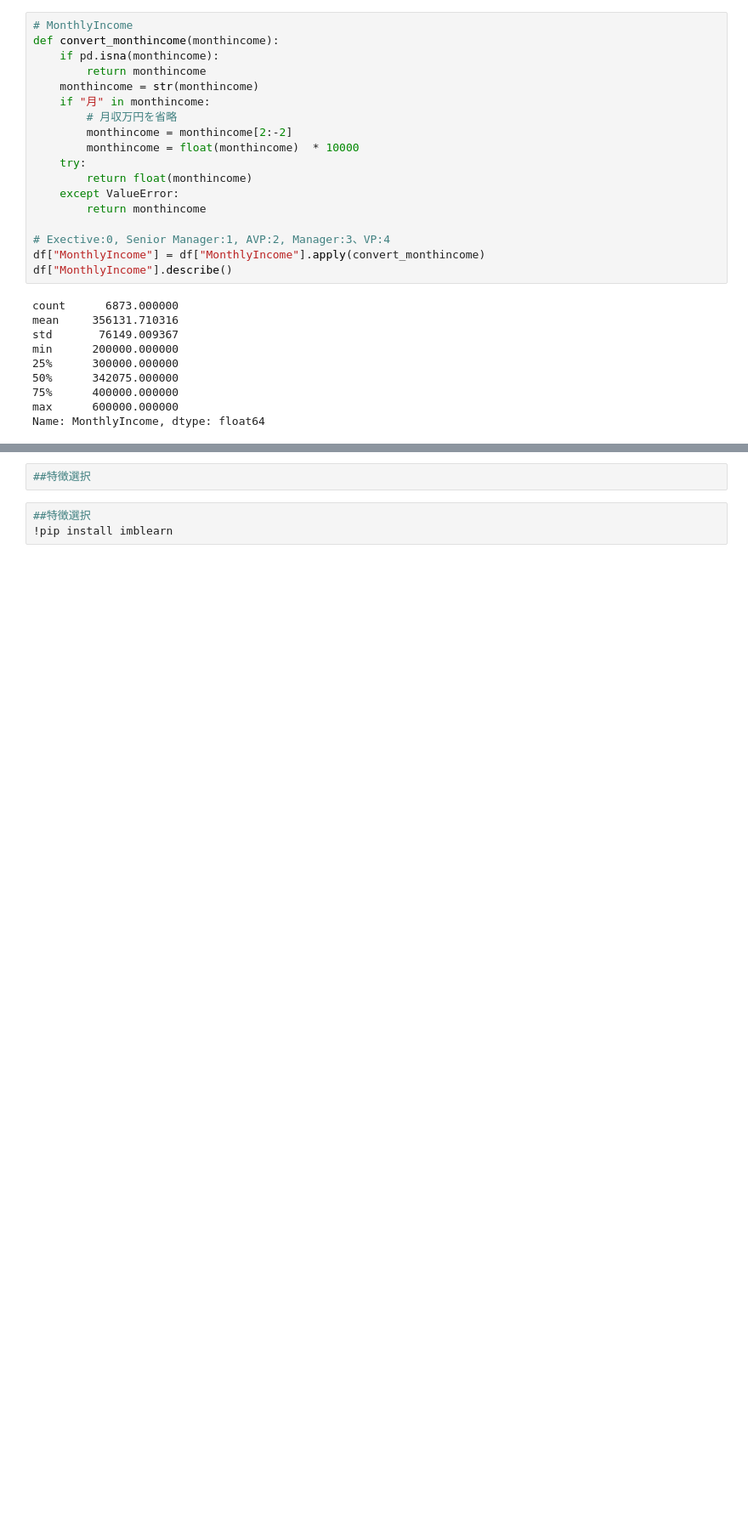
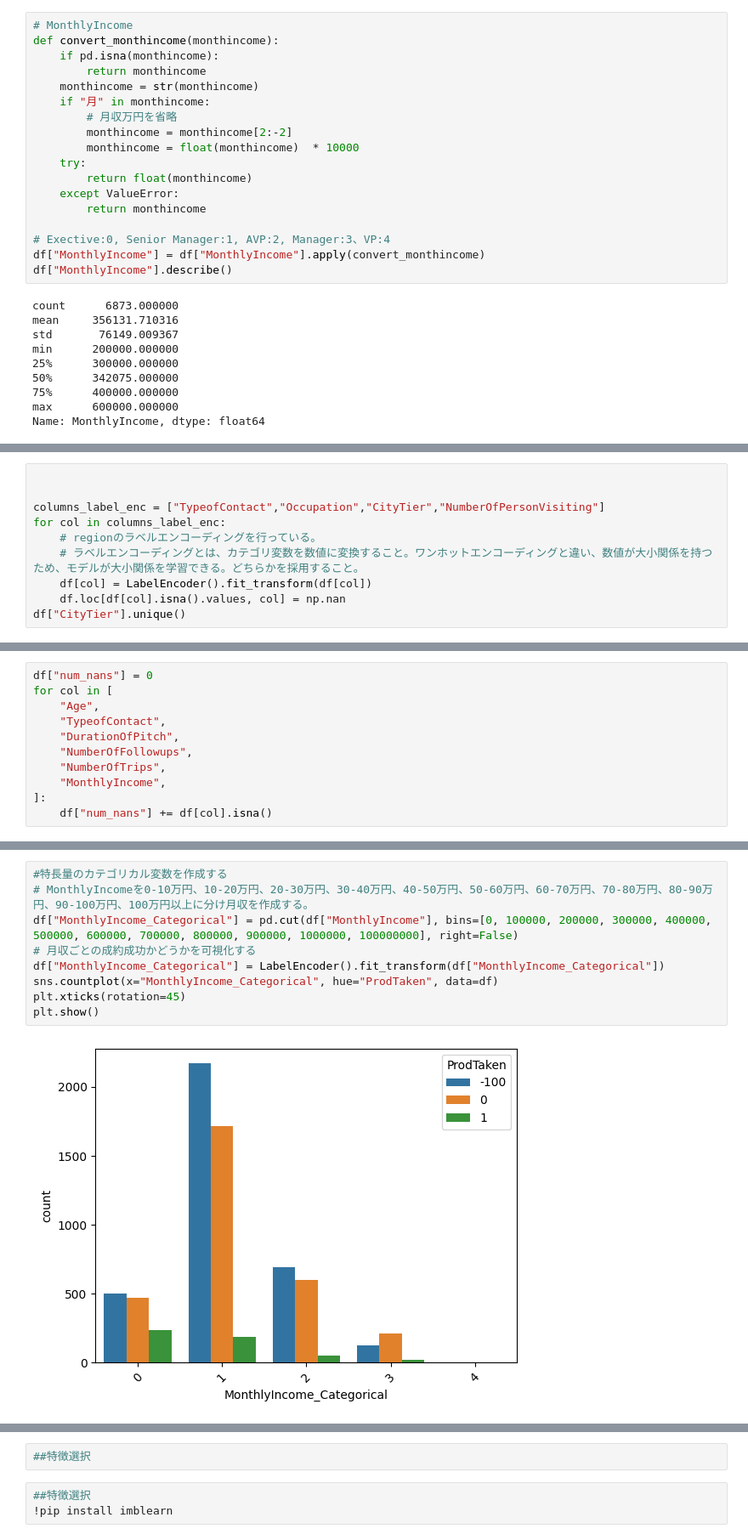
Before and after one commit to ihpolyphe/Kaggle, a Jupyter notebook: 07_predict_marketing/pretreatment_baseline.ipynb, the cells around one changed output, grey strips where cells are left out. Shown at 85% size. Drawn from its saved outputs; the diff is of its cells as text; blank space fills up the shorter version.

```diff
--- a/07_predict_marketing/pretreatment_baseline.ipynb
+++ b/07_predict_marketing/pretreatment_baseline.ipynb
@@ -1064,0 +648,10 @@ plt.savefig("heatmap.png")
+# %%
+
+
+columns_label_enc = ["TypeofContact","Occupation","CityTier","NumberOfPersonVisiting"]
+for col in columns_label_enc:
+    # regionのラベルエンコーディングを行っている。
+    # ラベルエンコーディングとは、カテゴリ変数を数値に変換すること。ワンホットエンコーディングと違い、数値が大小関係を持つため、モデルが大小関係を学習できる。どちらかを採用すること。
+    df[col] = LabelEncoder().fit_transform(df[col])
+    df.loc[df[col].isna().values, col] = np.nan
+df["CityTier"].unique()
@@ -1064,0 +660,11 @@ plt.savefig("heatmap.png")
+# %%
+df["num_nans"] = 0
+for col in [
+    "Age",
+    "TypeofContact",
+    "DurationOfPitch",
+    "NumberOfFollowups",
+    "NumberOfTrips",
+    "MonthlyIncome",
+]:
+    df["num_nans"] += df[col].isna()
@@ -1064,0 +800,11 @@ plt.savefig("heatmap.png")
+# %%
+#特長量のカテゴリカル変数を作成する
+# MonthlyIncomeを0-10万円、10-20万円、20-30万円、30-40万円、40-50万円、50-60万円、60-70万円、70-80万円、80-90万円、90-100万円、100万円以上に分け月収を作成する。
+df["MonthlyIncome_Categorical"] = pd.cut(df["MonthlyIncome"], bins=[0, 100000, 200000, 300000, 400000, 500000, 600000, 700000, 800000, 900000, 1000000, 100000000], right=False)
+# 月収ごとの成約成功かどうかを可視化する
+df["MonthlyIncome_Categorical"] = LabelEncoder().fit_transform(df["MonthlyIncome_Categorical"])
+sns.countplot(x="MonthlyIncome_Categorical", hue="ProdTaken", data=df)
+plt.xticks(rotation=45)
+plt.show()
+# %% [output]
+[figure, added]
```
Also changed, not shown: parts of 84 cells of this notebook, 6 other files.
